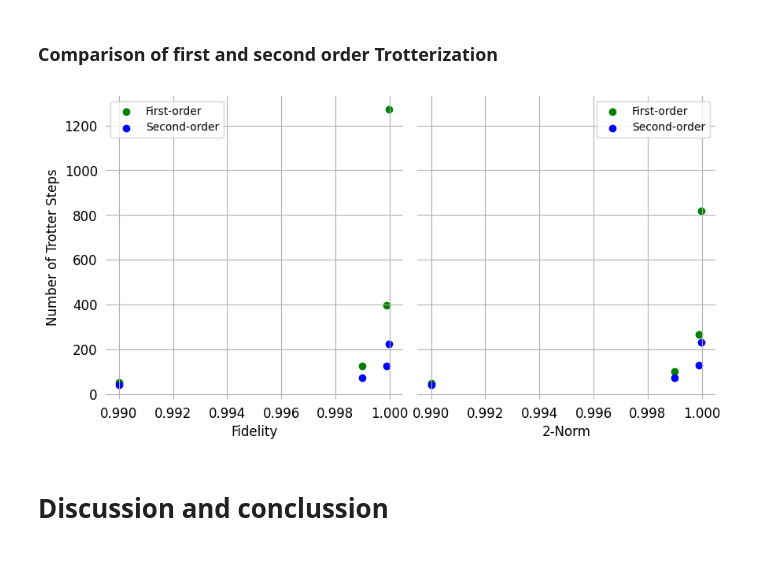
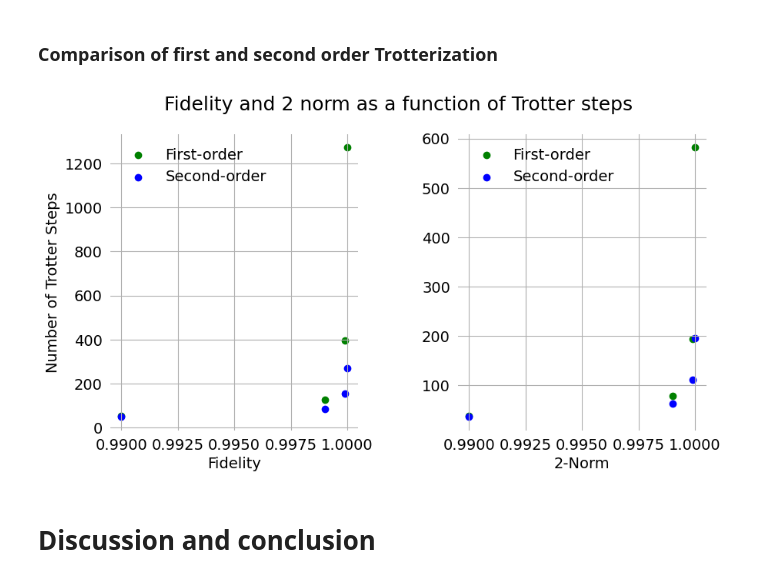
Before and after one commit to AugustGliese/SCIQIS-Project, a Jupyter notebook: python-files/main.ipynb, the cells around one changed output. Saved outputs shown, nothing was run; the diff lists cells and outputs as text; code cells hidden in the pictures.

```diff
--- a/python-files/main.ipynb
+++ b/python-files/main.ipynb
@@ -199,13 +270,19 @@ class QuantumCircuit:
 # %%
 def fidelity_func(psi_exact, psi_trotter):
+    '''
+    Calculates the fidelity between two states.
+    '''
     overlap = np.sum(np.conjugate(psi_exact) * psi_trotter, axis=1, keepdims=True)
     fidelities = np.abs(overlap)**2
     return fidelities
 
 def operator_norm(U_exact, U_trotter):
+    '''
+    Calculate the 2-norm between two matrices.
+    '''
     inner_prod = U_trotter.conjugate().transpose(0,2,1) @ U_exact   #U_trotter ^dag @ U_exact
     traces = np.trace(inner_prod, axis1 = 1, axis2 = 2)             #trace the matrices
-    operator_norms = 1/len(U_exact[1]) * np.abs(traces)                     #1/dim * trace is operator norm
+    operator_norms = 1/np.sqrt(len(U_exact[1])) * np.sqrt(np.abs(traces))                     #1/sqrt{dim} * trace is operator norm
     return operator_norms
 # %% [markdown]
 # Simulations and plots
@@ -363,7 +495,7 @@ for target in fidelity_targets:
     while fidelity_1 < target:
         m += 1
 
-        _, _, psi_trotter, U_trotter = qc.trotter_time_evo(hamiltonian, trotter_steps = m, t_max = t_max, dt = dt)
+        _, _, psi_trotter, U_trotter, _ = qc.trotter_time_evo(hamiltonian, trotter_steps = m, t_max = t_max, dt = dt)
 
         fidelity_1 = fidelity_func(psi_exact = psi_exact, psi_trotter = psi_trotter)[-1]
 
@@ -374,7 +506,7 @@ for target in norm_targets:
     while norm_1 < target:
         m += 1
 
-        _, _, psi_trotter, U_trotter = qc.trotter_time_evo(hamiltonian, trotter_steps = m, t_max = t_max, dt = dt)
+        _, _, psi_trotter, U_trotter, _ = qc.trotter_time_evo(hamiltonian, trotter_steps = m, t_max = t_max, dt = dt)
 
         norm_1 = operator_norms = operator_norm(U_trotter = U_trotter, U_exact = U_exact)[-1]
 
@@ -385,7 +517,7 @@ for target in fidelity_targets:
     while fidelity_2 < target:
         m += 1
 
-        _, _, psi_trotter_2, U_trotter_2 = qc.second_trotter(hamiltonian, trotter_steps = m, t_max = t_max, dt = dt)
+        _, _, psi_trotter_2, U_trotter_2, _ = qc.second_trotter(hamiltonian, trotter_steps = m, t_max = t_max, dt = dt)
 
         fidelity_2 = fidelity_func(psi_exact = psi_exact, psi_trotter = psi_trotter_2)[-1]
 
@@ -396,39 +528,42 @@ for target in norm_targets:
     while norm_2 < target:
         m += 1
 
-        _, _, psi_trotter_2, U_trotter_2 = qc.second_trotter(hamiltonian, trotter_steps = m, t_max = t_max, dt = dt)
+        _, _, psi_trotter_2, U_trotter_2, _ = qc.second_trotter(hamiltonian, trotter_steps = m, t_max = t_max, dt = dt)
 
         norm_2 = operator_norms = operator_norm(U_trotter = U_trotter_2, U_exact = U_exact)[-1]
 
     trotter_steps_required_norm_2.append(m)
 # %%
-fig, (ax0,ax1) = plt.subplots(1, 2, sharey=True, figsize = (10,5), gridspec_kw=dict(wspace=0.05))
+fig, (ax0,ax1) = plt.subplots(1, 2, figsize = (10,5), gridspec_kw=dict(wspace=0.4))
 
 ax0.scatter(fidelity_targets, trotter_steps_required_fidelity_1, marker = 'o', color = 'green', label="First-order")
 ax0.scatter(fidelity_targets, trotter_steps_required_fidelity_2, marker = 'o', color = 'blue', label="Second-order")
 ax1.scatter(norm_targets, trotter_steps_required_norm_1, marker = 'o', color = 'green', label="First-order")
 ax1.scatter(norm_targets, trotter_steps_required_norm_2, marker = 'o', color = 'blue', label="Second-order")
 
-ax0.set_ylabel("Number of Trotter Steps", fontsize=12)
-ax0.set_xlabel("Fidelity", fontsize=12)
-ax1.set_xlabel("2-Norm", fontsize=12)
+ax0.set_ylabel("Number of Trotter Steps", fontsize=14)
+ax0.set_xlabel("Fidelity", fontsize=14)
+ax1.set_xlabel("2-Norm", fontsize=14)
 
 ax0.spines[:].set_visible(False)
 ax1.spines[:].set_visible(False)
 
 ax0.tick_params(bottom=False, left=False)
 ax1.tick_params(bottom=False, left=False)
 
-ax0.tick_params(axis='both', labelsize=12)
-ax1.tick_params(axis='both', labelsize=12)
+ax0.tick_params(axis='both', labelsize=14)
+ax1.tick_params(axis='both', labelsize=14)
 
-ax0.legend()
-ax1.legend()
+ax0.legend(bbox_to_anchor = (0,.7,.2,.3), mode = "expand", frameon=False, fontsize = 14)
+ax1.legend(bbox_to_anchor = (0,.7,.2,.3), mode = "expand", frameon=False, fontsize = 14)
 
 ax0.grid()
 ax1.grid()
+
+fig.suptitle("Fidelity and 2 norm as a function of Trotter steps", fontsize = 18)
+
 plt.show()
 # %% [output]
-[figure, old version]
+[figure, new version]
 # %% [markdown]
-# Discussion and conclussion
+# Discussion and conclusion
```
Also changed, not shown: parts of 28 cells of this notebook, 1 other file.
